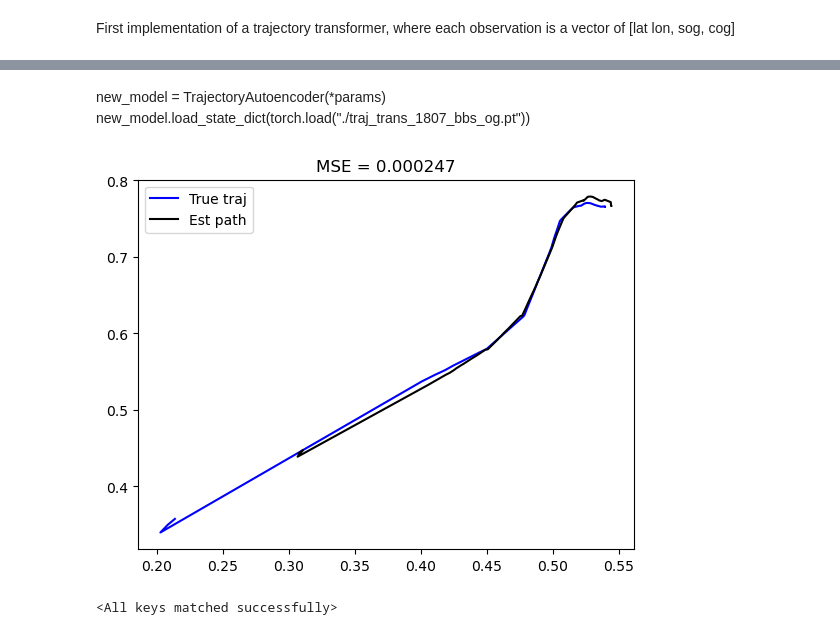
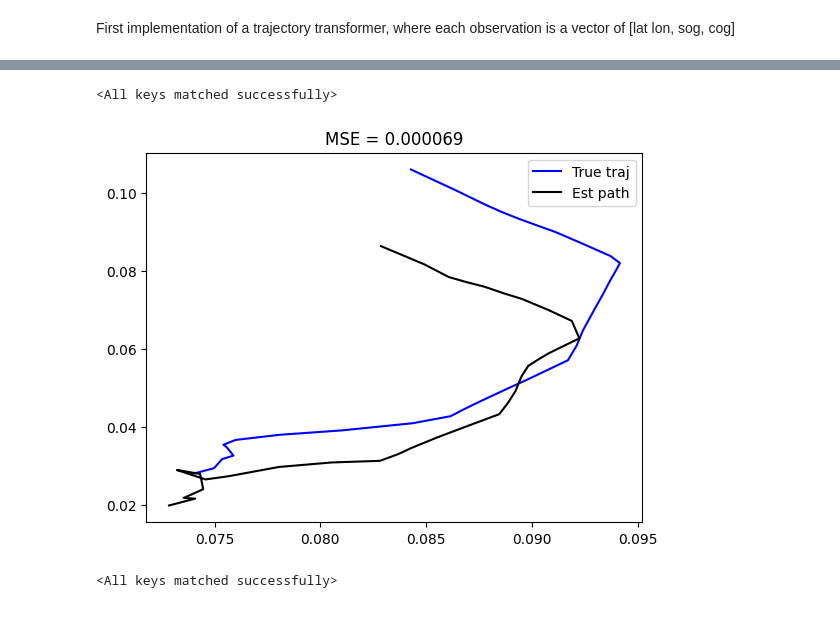
Before and after one commit to Rael-kun/OceanWatch, a Jupyter notebook: Autoencoder/trajectory_transformer_bbs.ipynb, the cells around one changed output, grey strips where cells are left out. Drawn from its saved outputs; the diff is of its cells as text; code cells hidden in the pictures.

Commit message:
Add loading of saved model (from gpu to cpu)

```diff
--- a/Autoencoder/trajectory_transformer_bbs.ipynb
+++ b/Autoencoder/trajectory_transformer_bbs.ipynb
@@ -18,12 +18,12 @@ from tqdm.notebook import tqdm as tnb
 from tqdm import tqdm
 
 torch.set_default_dtype(torch.float64)
-device = torch.device('cuda:0')
+device = torch.device('cuda:0' if torch.cuda.is_available() else "cpu")
 # %%
 # Parameters (could move to config file if wanna be fancy)
 
-train_path = './Data/BetterTimeData/marineTrainS.pkl'
-val_path = './Data/BetterTimeData/marineValS.pkl'
+train_path = './data/marineTrainS.pkl'
+val_path = './data/marineValS.pkl'
 
 d_model = 128 # Size of the embedding space
 max_seq_len = 144 # Maximum number of observations per trajectory
@@ -456,5 +418,5 @@ Fuck you; It's epoch #2
 # %%
-def plot_some_paths( model, val_loader, t_max, criterion ):
+def plot_some_paths( model, val_loader, criterion ):
     model.eval()
 
     rand_sample = next(iter(val_loader))[0]
@@ -474,8 +436,10 @@ def plot_some_paths( model, val_loader, t_max, criterion ):
         model_x.append(recon_sample[i,0].item())
         model_y.append(recon_sample[i,1].item())
 
-
-    mse_error = criterion(rand_sample, recon_sample)
+    if time_encoding:
+        mse_error = criterion(rand_sample[:,:-1], recon_sample)
+    else:
+        mse_error = criterion(rand_sample, recon_sample)
 
     plt.plot(meas_x, meas_y, 'b', label = "True traj")
     plt.plot(model_x, model_y, 'k', label = "Est path")
@@ -483,13 +447,20 @@ def plot_some_paths( model, val_loader, t_max, criterion ):
     plt.legend()
 
     plt.show()
-# %% [markdown]
-new_model = TrajectoryAutoencoder(*params)
-new_model.load_state_dict(torch.load("./traj_trans_1807_bbs_og.pt"))
-# %%
-plot_some_paths(model, validation_dataloader, max_seq_time, criterion)
-# %% [output]
-[figure, removed]
+# %%
+PATH = "models/traj_trans_2407_time_as_pe_working.pt"
+
+# Load
+device = torch.device('cpu')
+model = TrajectoryAutoencoder(*params)
+model.load_state_dict(torch.load(PATH, map_location=device))
+# %% [output]
+<All keys matched successfully>
+# %%
+criterion = nn.MSELoss()
+plot_some_paths(model, validation_dataloader_bbs, criterion)
+# %% [output]
+[figure, added]
 # %%
 model4 = TrajectoryAutoencoder(*params)
 model4.load_state_dict(torch.load('./traj_trans_2207_test.pt'))
```
Also changed, not shown: parts of 4 cells of this notebook.
